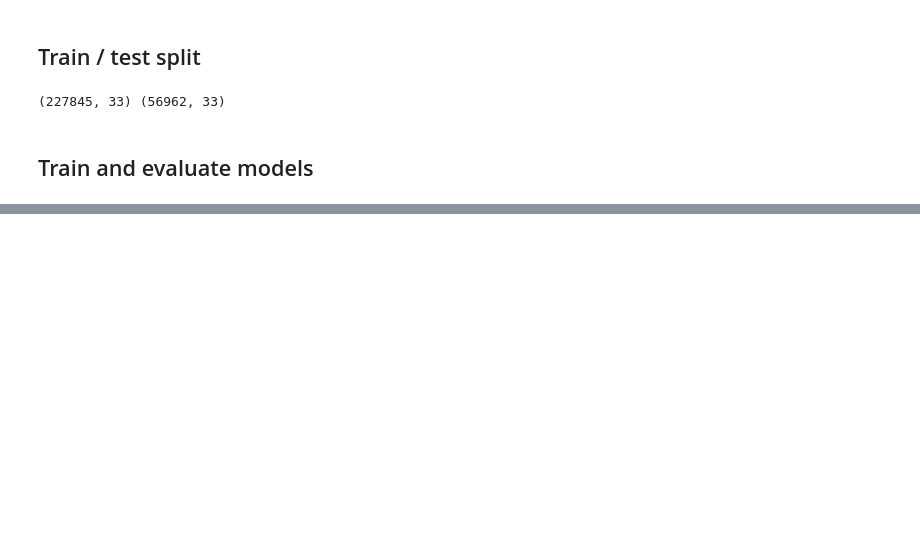
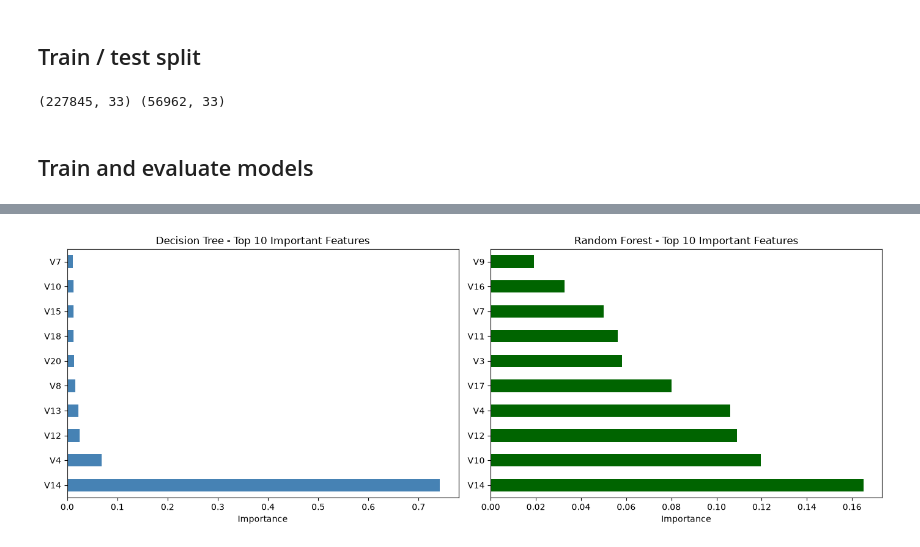
Before and after one commit to bjdawson23/Credit-Card-Fraud-and-Overdraft-Detection, a Jupyter notebook: notebooks/01_download_data.ipynb, the cells around one changed output, grey strips where cells are left out. Saved outputs shown, nothing was run; the diff lists cells and outputs as text; code cells hidden in the pictures; blank space fills up the shorter version.

```diff
--- a/notebooks/01_download_data.ipynb
+++ b/notebooks/01_download_data.ipynb
@@ -387,0 +477,22 @@ Prevalence-only baseline Brier score: 0.001717
+# %%
+# Feature importance for Decision Tree and Random Forest
+fig, axes = plt.subplots(1, 2, figsize=(14, 5))
+
+# Decision Tree feature importance
+dt_model = models['Decision Tree']
+dt_importance = pd.Series(dt_model.feature_importances_, index=X.columns).sort_values(ascending=False)
+dt_importance.head(10).plot(kind='barh', ax=axes[0], color='steelblue')
+axes[0].set_title('Decision Tree - Top 10 Important Features')
+axes[0].set_xlabel('Importance')
+
+# Random Forest feature importance
+rf_model = models['Random Forest']
+rf_importance = pd.Series(rf_model.feature_importances_, index=X.columns).sort_values(ascending=False)
+rf_importance.head(10).plot(kind='barh', ax=axes[1], color='darkgreen')
+axes[1].set_title('Random Forest - Top 10 Important Features')
+axes[1].set_xlabel('Importance')
+
+plt.tight_layout()
+plt.show()
+# %% [output]
+[figure, added]
```
Also changed, not shown: parts of 44 cells of this notebook, 2 other files.
